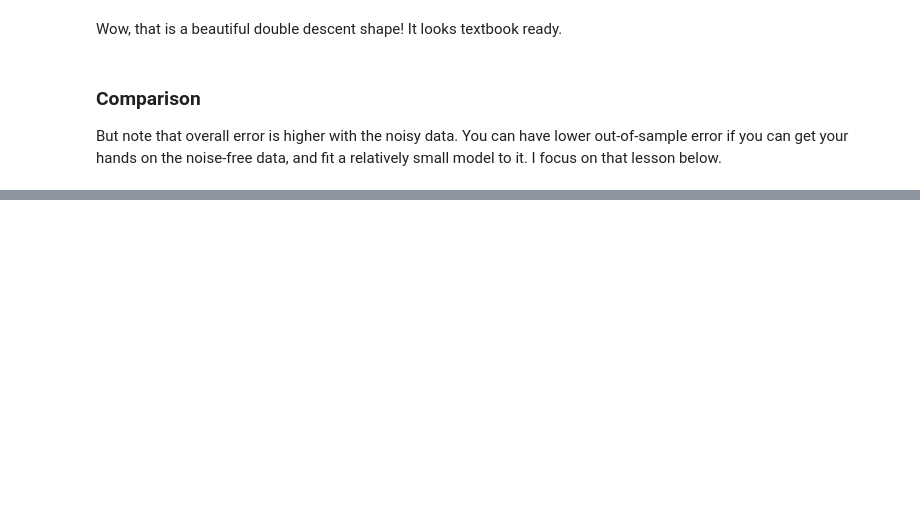
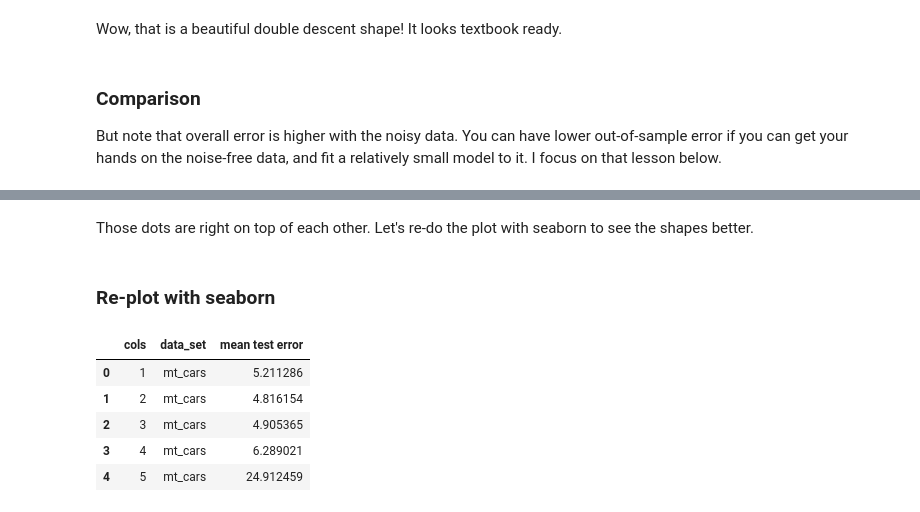
Before and after one commit to jeanimal/double_descent_dar, a Jupyter notebook: double_descent_mtcars_reg.ipynb, the cells around one changed output, grey strips where cells are left out. Saved outputs shown, nothing was run; the diff lists cells and outputs as text; code cells hidden in the pictures; blank space fills up the shorter version.

```diff
--- a/double_descent_mtcars_reg.ipynb
+++ b/double_descent_mtcars_reg.ipynb
@@ -374,0 +375,4 @@ plt.show()
+# %% [markdown]
+Those dots are right on top of each other.  Let's re-do the plot with seaborn to see the shapes better.
+# %% [markdown]
+### Re-plot with seaborn
@@ -374,0 +387,10 @@ plt.show()
+# %%
+df = pd.melt(df_wide, ['cols'], var_name='data_set', value_name='mean test error')
+df.head()
+# %% [output]
+|  | cols | data_set | mean test error |
+| 0 | 1 | mt_cars | 5.211286 |
+| 1 | 2 | mt_cars | 4.816154 |
+| 2 | 3 | mt_cars | 4.905365 |
+| 3 | 4 | mt_cars | 6.289021 |
+| 4 | 5 | mt_cars | 24.912459 |
```
Also changed, not shown: parts of 13 cells of this notebook, 1 other file.
